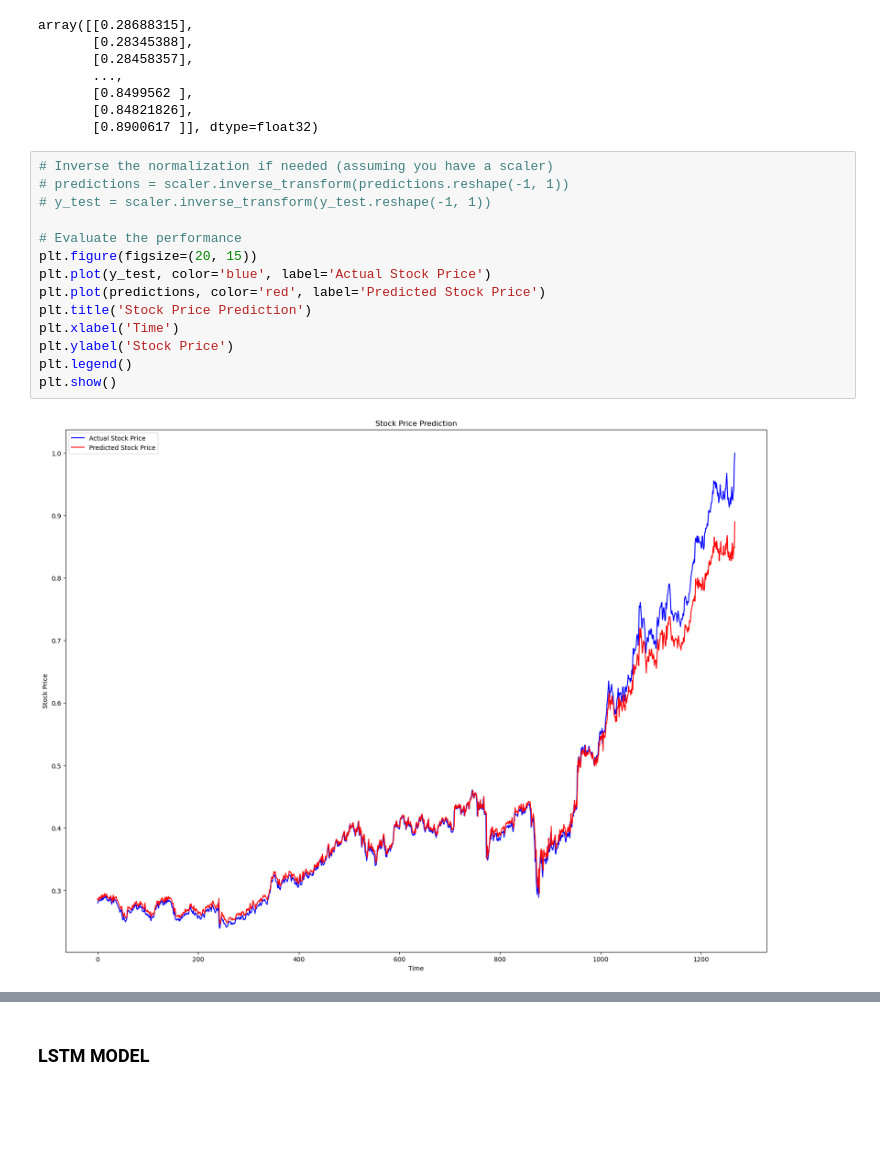
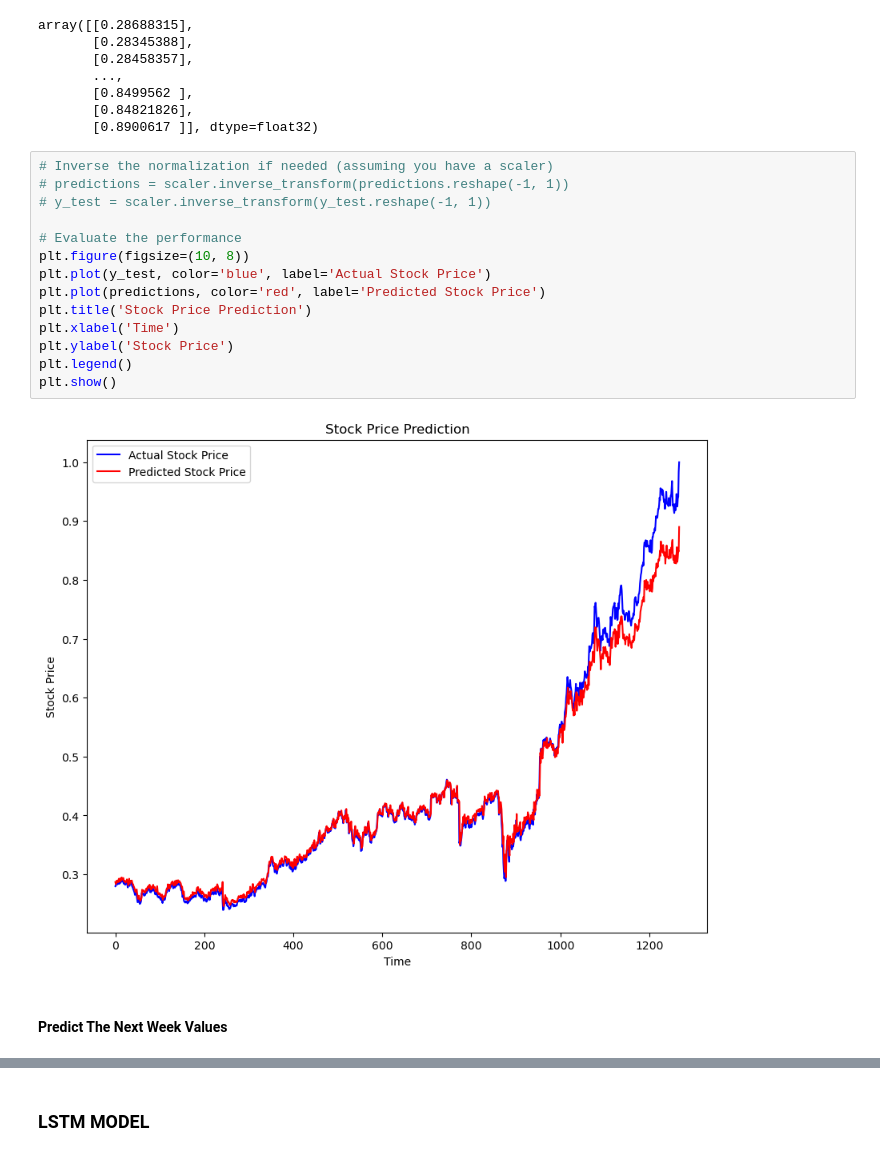
Before and after one commit to nilayjain12/Stock-Price-Prediction, a Jupyter notebook: notebooks/StockPricePrediction.ipynb, the cells around one changed output, grey strips where cells are left out. Saved outputs shown, nothing was run; the diff lists cells and outputs as text; blank space fills up the shorter version.

```diff
--- a/notebooks/StockPricePrediction.ipynb
+++ b/notebooks/StockPricePrediction.ipynb
@@ -303,16 +303,18 @@ array([[0.28688315],
 # %%
 # Inverse the normalization if needed (assuming you have a scaler)
 # predictions = scaler.inverse_transform(predictions.reshape(-1, 1))
 # y_test = scaler.inverse_transform(y_test.reshape(-1, 1))
 
 # Evaluate the performance
-plt.figure(figsize=(20, 15))
+plt.figure(figsize=(10, 8))
 plt.plot(y_test, color='blue', label='Actual Stock Price')
 plt.plot(predictions, color='red', label='Predicted Stock Price')
 plt.title('Stock Price Prediction')
 plt.xlabel('Time')
 plt.ylabel('Stock Price')
 plt.legend()
 plt.show()
 # %% [output]
-[figure, old version]
+[figure, new version]
+# %% [markdown]
+#### **Predict The Next Week Values**
```
Also changed, not shown: parts of 10 cells of this notebook, 3 other files.
